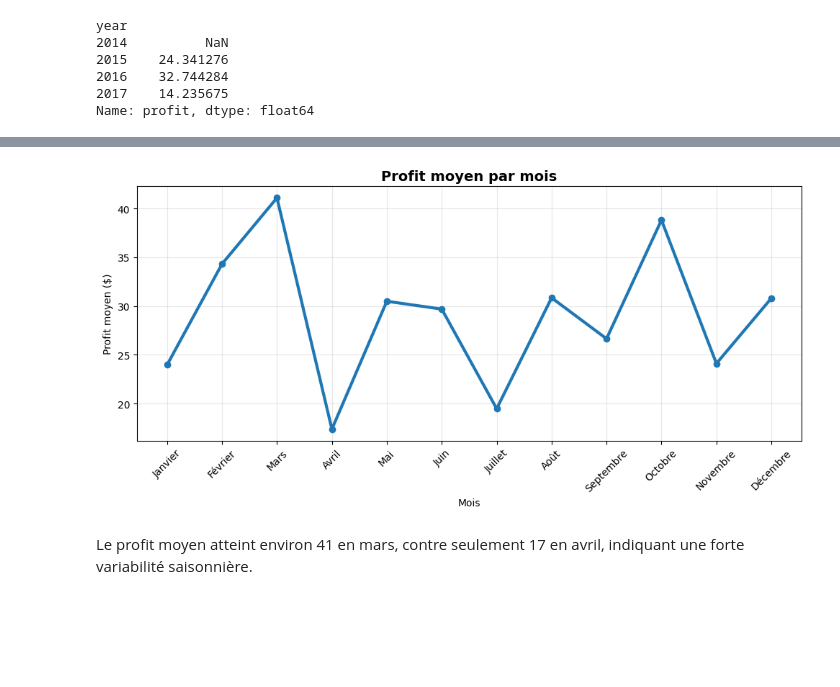
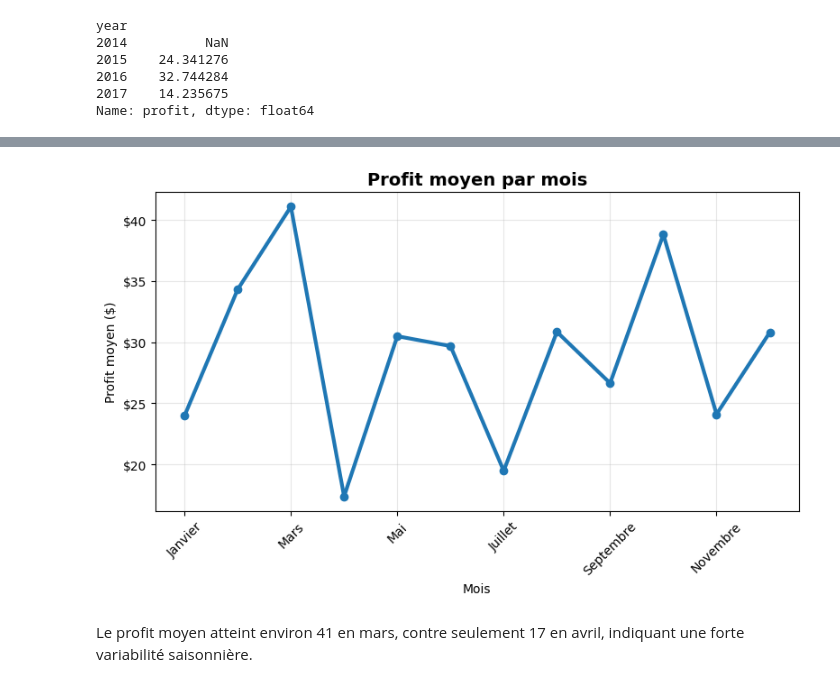
Before and after one commit to msshaqura/project_superstore, a Jupyter notebook: sample_superstore.ipynb, the cells around one changed output, grey strips where cells are left out. Cells and saved outputs as stored; diff of their text form; code cells hidden in the pictures; blank space fills up the shorter version.

Commit message:
Final EDA update : corrections, graphiques mensuels et titres

```diff
--- a/sample_superstore.ipynb
+++ b/sample_superstore.ipynb
@@ -503,8 +500,0 @@ Analyse remise vs Profit
-# %%
-import numpy as np
-import pandas as pd
-import matplotlib.pyplot as plt
-
-# Création des tranches
-bins = np.linspace(0, 0.8, 9)
-df_cleaned["discount_bin_curve"] = pd.cut(df_cleaned["discount"], bins)
@@ -608,21 +562,53 @@ order_date
 12    1408
 Name: count, dtype: int64
 # %%
-plt.figure(figsize=(10,5))
+import pandas as pd
+import matplotlib.pyplot as plt
+from matplotlib.ticker import FuncFormatter
 
+# 🔹 Sécuriser format date
+df_cleaned["order_date"] = pd.to_datetime(df_cleaned["order_date"])
+
+# 🔹 Créer colonne month
+df_cleaned["month"] = df_cleaned["order_date"].dt.month
+
+# 🔹 Mois en français
+mois_fr = {
+    1: "Janvier", 2: "Février", 3: "Mars", 4: "Avril",
+    5: "Mai", 6: "Juin", 7: "Juillet", 8: "Août",
+    9: "Septembre", 10: "Octobre", 11: "Novembre", 12: "Décembre"
+}
+
+# 🔹 Calcul profit moyen
+profit_mensuel = (
+    df_cleaned
+    .groupby("month")["profit"]
+    .mean()
+    .reindex(range(1,13))
+)
+
+# 🔹 Remplacer index par noms
+profit_mensuel.index = [mois_fr[i] for i in range(1,13)]
+
+# 🔹 Formatter $
+def dollar_format(x, pos):
+    return f"${x:,.0f}"
+
+# 🔹 Graphique
+plt.figure(figsize=(8,5))
 profit_mensuel.plot(marker="o", linewidth=3)
-
-plt.xticks(range(len(profit_mensuel.index)), profit_mensuel.index, rotation=45)
 
 plt.title("Profit moyen par mois", fontsize=14, fontweight="bold")
 plt.xlabel("Mois")
 plt.ylabel("Profit moyen ($)")
+plt.gca().yaxis.set_major_formatter(FuncFormatter(dollar_format))
 
+plt.xticks(rotation=45)
 plt.grid(alpha=0.3)
 plt.tight_layout()
 plt.show()
 # %% [output]
-[figure, old version]
+[figure, new version]
 # %% [markdown]
 Le profit moyen atteint environ 41 en mars, contre seulement 17  en avril, indiquant une forte variabilité saisonnière.
 # %% [markdown]
```
Also changed, not shown: parts of 13 cells of this notebook.
